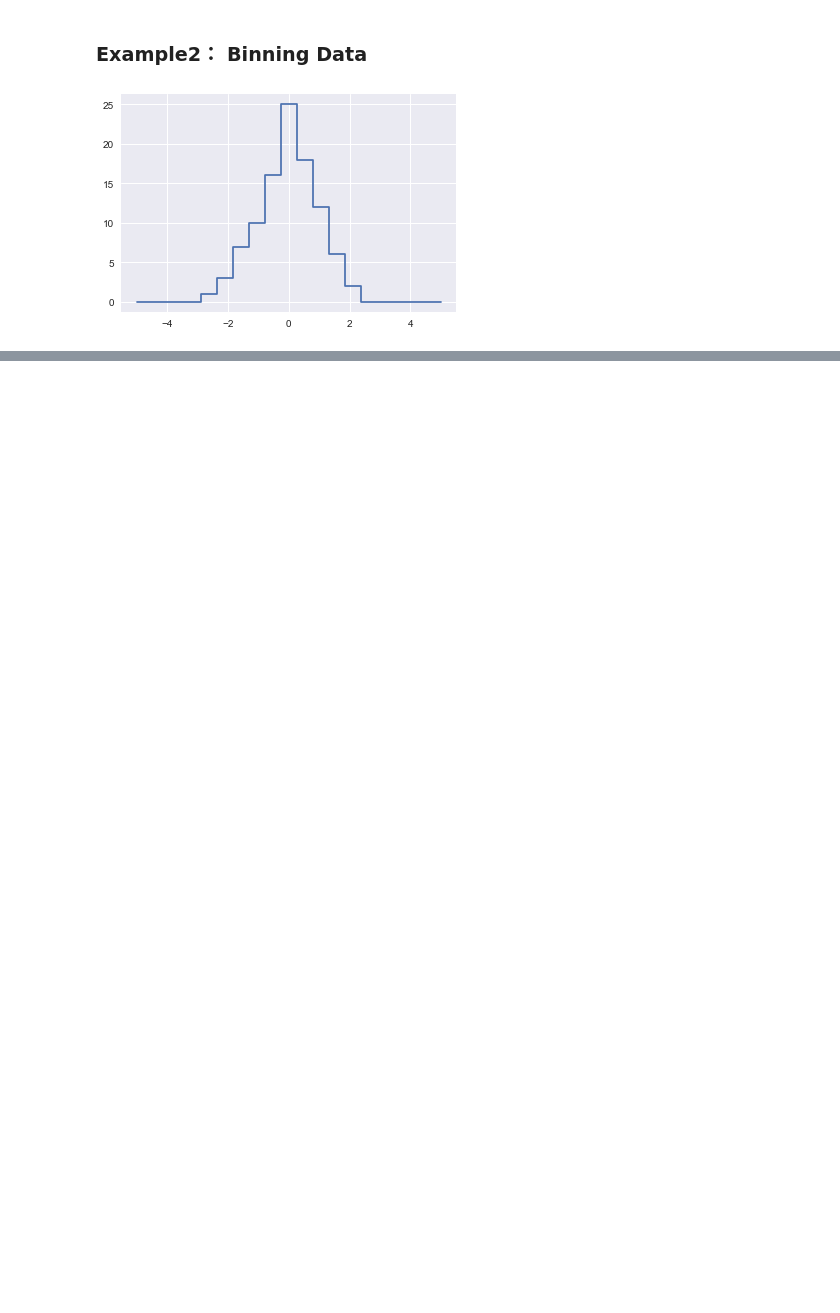
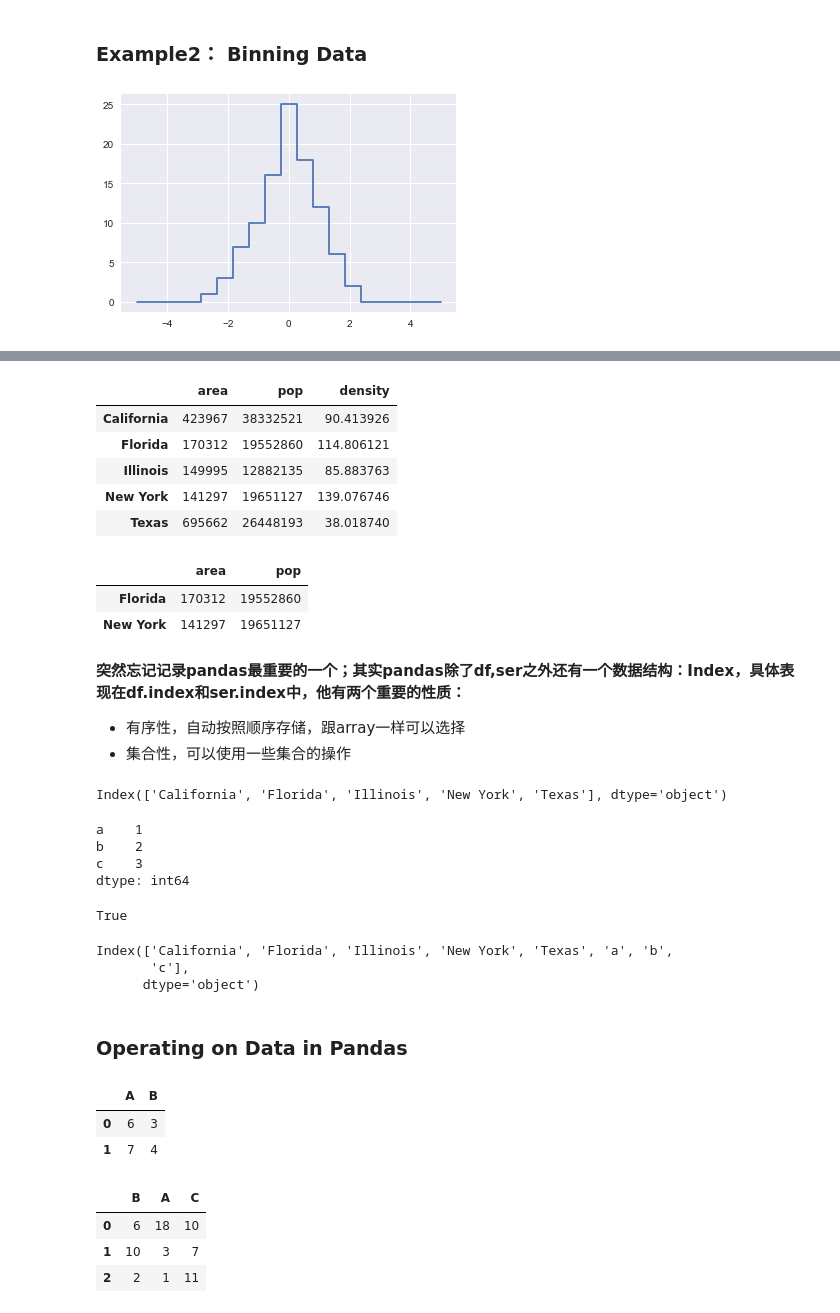
Before and after one commit to LouisYZK/dist, a Jupyter notebook: BaseLib/DataScienceHandBook.ipynb, the cells around one changed output, grey strips where cells are left out. Cells and saved outputs as stored; diff of their text form; code cells hidden in the pictures; blank space fills up the shorter version.

```diff
--- a/BaseLib/DataScienceHandBook.ipynb
+++ b/BaseLib/DataScienceHandBook.ipynb
@@ -207,0 +314,4 @@ plt.hist(x,bins,histtype = 'step',color = 'black')
+# %%
+# 这三种方法出现的原因是上述的集中方法会在某些情况下产生歧义如：
+data = pd.Series(data=['a','b','c'] ,index = [1,3,5])
+data
@@ -207,0 +378,61 @@ plt.hist(x,bins,histtype = 'step',color = 'black')
+# %%
+data['density'] = data['pop']/data['area']
+data
+# %% [output]
+|  | area | pop | density |
+| California | 423967 | 38332521 | 90.413926 |
+| Florida | 170312 | 19552860 | 114.806121 |
+| Illinois | 149995 | 12882135 | 85.883763 |
+| New York | 141297 | 19651127 | 139.076746 |
+| Texas | 695662 | 26448193 | 38.018740 |
+# %%
+data[data.density >100][['area','pop']]
+# 为减少masking时括号中套括号，去列可用df.col操作
+# %% [output]
+|  | area | pop |
+| Florida | 170312 | 19552860 |
+| New York | 141297 | 19651127 |
+# %% [markdown]
+**突然忘记记录pandas最重要的一个；其实pandas除了df,ser之外还有一个数据结构：Index，具体表现在df.index和ser.index中，他有两个重要的性质：**
+- 有序性，自动按照顺序存储，跟array一样可以选择
+- 集合性，可以使用一些集合的操作
+# %%
+data.index
+# %% [output]
+Index(['California', 'Florida', 'Illinois', 'New York', 'Texas'], dtype='object')
+# %%
+ser = pd.Series([1,2,3],index = ['a','b','c'])
+ser
+# %% [output]
+a    1
+b    2
+c    3
+dtype: int64
+# %%
+'a' in ser.index
+# %% [output]
+True
+# %%
+ser.index | data.index # 做交集运算
+# %% [output]
+Index(['California', 'Florida', 'Illinois', 'New York', 'Texas', 'a', 'b',
+       'c'],
+      dtype='object')
+# %% [markdown]
+### Operating  on Data in Pandas
+# %%
+rng = np.random.RandomState(42)
+A = pd.DataFrame(rng.randint(0,10,(2,2)),columns = list('AB'))
+B = pd.DataFrame(rng.randint(0,20,(3,3)),columns = list('BAC'))
+A
+# %% [output]
+|  | A | B |
+| 0 | 6 | 3 |
+| 1 | 7 | 4 |
+# %%
+B
+# %% [output]
+|  | B | A | C |
+| 0 | 6 | 18 | 10 |
+| 1 | 10 | 3 | 7 |
+| 2 | 2 | 1 | 11 |
```
Also changed, not shown: parts of 43 cells of this notebook.
